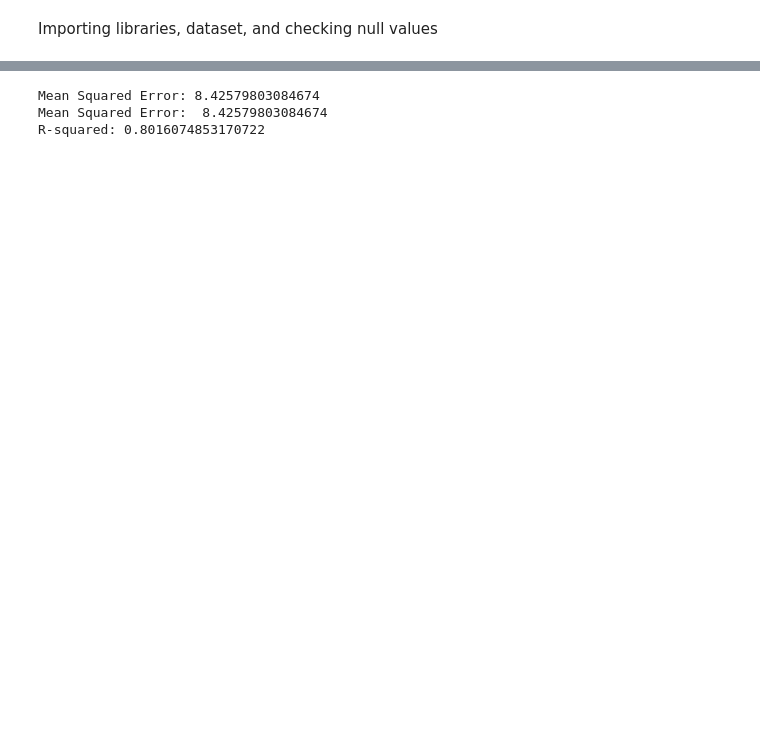
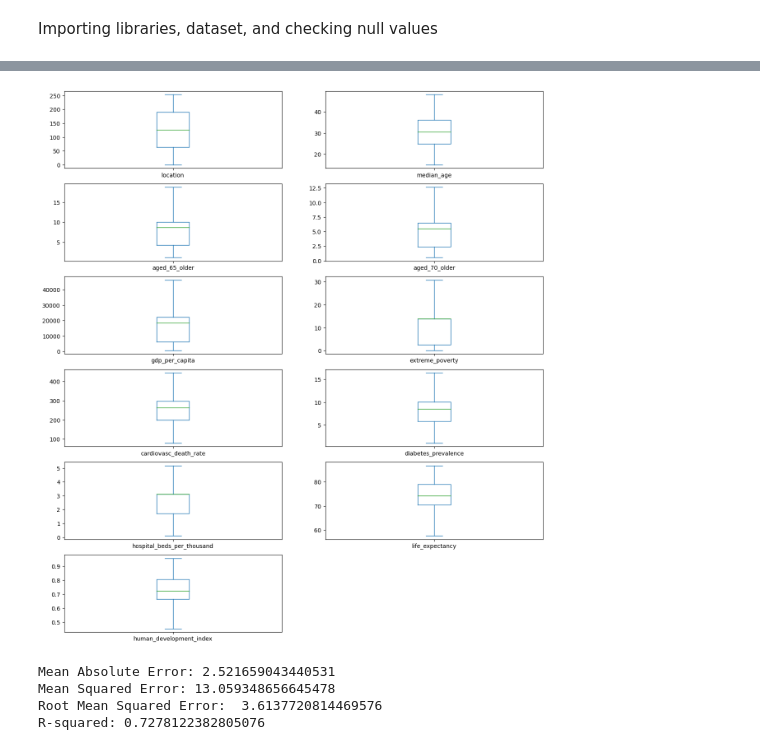
Before and after one commit to AnshSharma16/Machine-learning-with-Python-Projects, a Jupyter notebook: LifeExpectantcyCovidCases.ipynb, the cells around one changed output, grey strips where cells are left out. Drawn from its saved outputs; the diff is of its cells as text; code cells hidden in the pictures; blank space fills up the shorter version.

```diff
--- a/LifeExpectantcyCovidCases.ipynb
+++ b/LifeExpectantcyCovidCases.ipynb
@@ -175,8 +94,28 @@ print(df['location'].unique())
+# %%
+def remove_outlier(df1 , col):
+    Q1 = df1[col].quantile(0.25)
+    Q3 = df1[col].quantile(0.75)
+    IQR = Q3 - Q1
+    lower_whisker = Q1-1.5*IQR
+    upper_whisker = Q3+1.5*IQR
+    df[col] = np.clip(df1[col] , lower_whisker , upper_whisker)
+    return df1
+
+def treat_outliers_all(df1 , col_list):
+    for c in col_list:
+        df1 = remove_outlier(df , c)
+    return df1
+df = treat_outliers_all(df , df.iloc[:,0::])
+
+df.plot(kind = "box",subplots = True,layout = (7,2),figsize=(15,20))
+plt.show()
+# %% [output]
+[figure, added]
 # %%
 # Split data after label encoding
 from sklearn.model_selection import train_test_split
 from sklearn.linear_model import LinearRegression
-from sklearn.metrics import mean_squared_error, r2_score
+from sklearn.metrics import mean_squared_error, r2_score, mean_absolute_error
 
 # Define x and y after encoding 'location'
 x=df[['location','median_age','aged_65_older','aged_70_older','gdp_per_capita','cardiovasc_death_rate','diabetes_prevalence','hospital_beds_per_thousand','human_development_index']]
@@ -192,14 +131,17 @@ y_pred=regressor.predict(x_test)
 mse=mean_squared_error(y_test,y_pred)
 rmse=np.sqrt(mean_squared_error(y_test,y_pred))
 r2=r2_score(y_test,y_pred)
+mae=mean_absolute_error(y_test,y_pred)
 
+print("Mean Absolute Error:", mae)
 print("Mean Squared Error:", mse)
-print("Mean Squared Error: ",mse)
+print("Root Mean Squared Error: ",rmse)
 print("R-squared:", r2)
 # %% [output]
-Mean Squared Error: 8.42579803084674
-Mean Squared Error:  8.42579803084674
-R-squared: 0.8016074853170722
+Mean Absolute Error: 2.521659043440531
+Mean Squared Error: 13.059348656645478
+Root Mean Squared Error:  3.6137720814469576
+R-squared: 0.7278122382805076
 # %%
 plt.figure(figsize=(10, 6))
 plt.scatter(y_test, y_pred, alpha=0.7)
```
Also changed, not shown: parts of 18 cells of this notebook.
